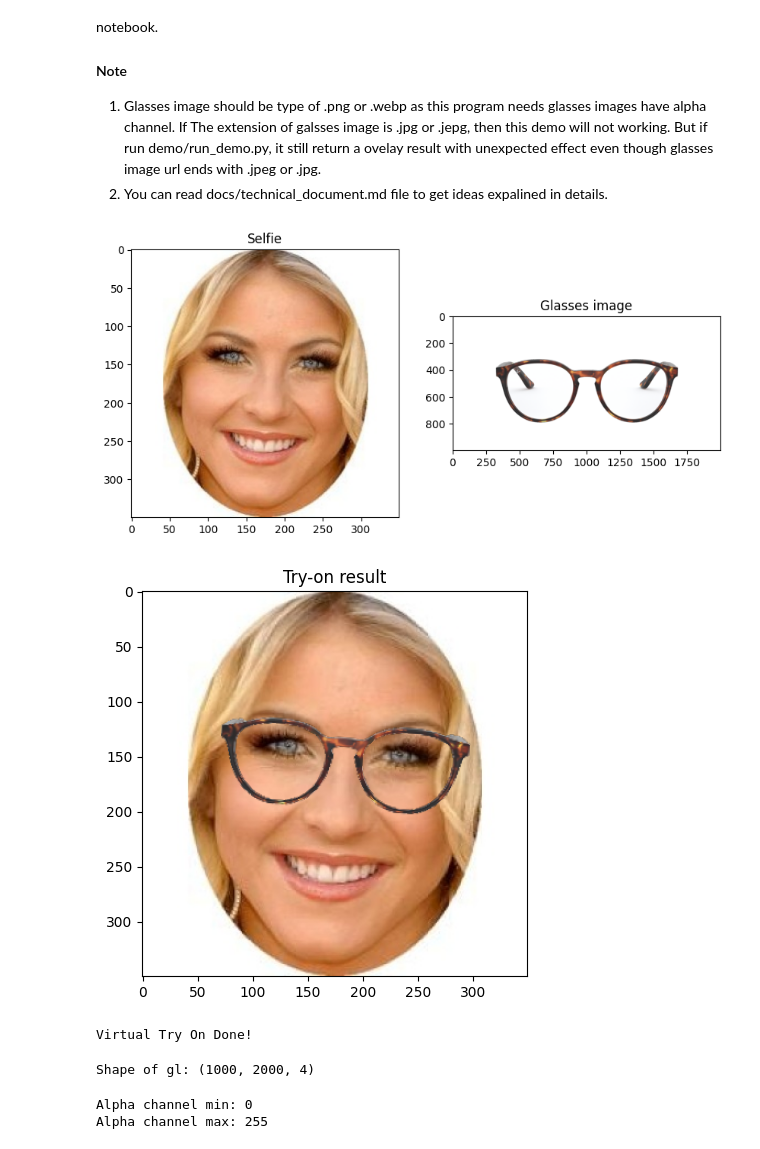
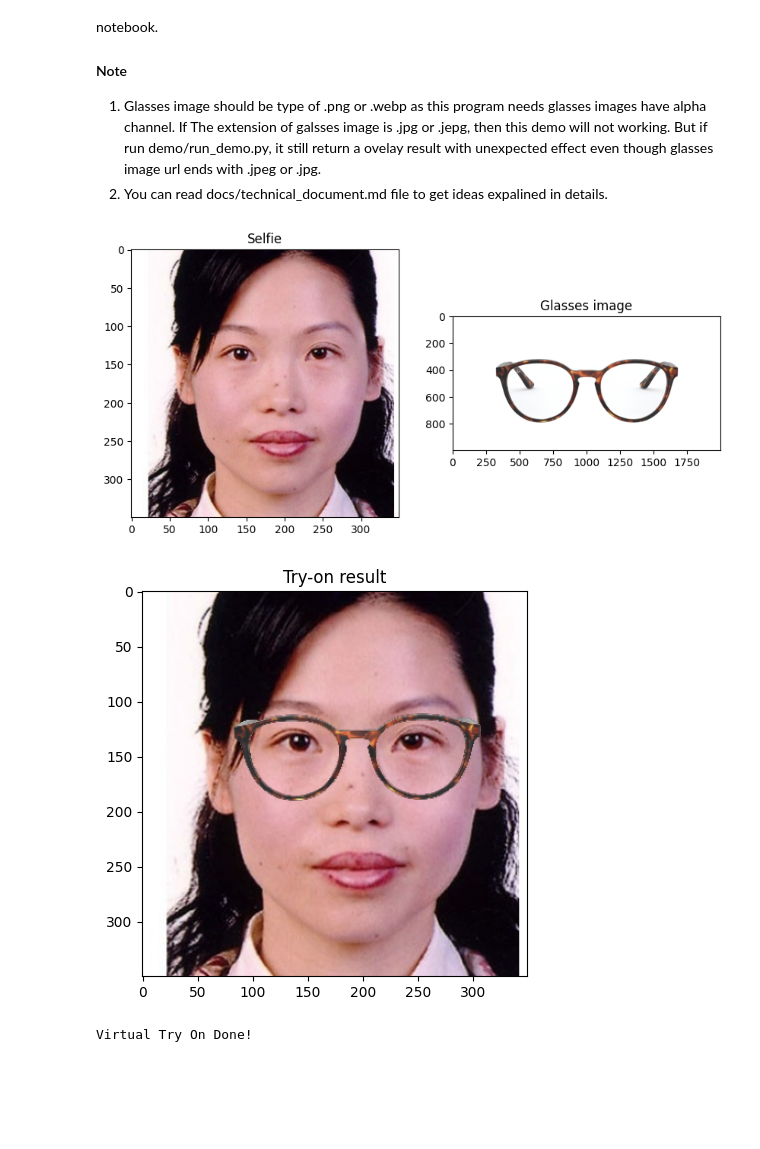
Before and after one commit to MissDinosaur/Generative-AI-Based-Virtual-Glasses-Try-On, a Jupyter notebook: demo/virtual_tryon_core.ipynb, the cells around one changed output. Cells and saved outputs as stored; diff of their text form; code cells hidden in the pictures; blank space fills up the shorter version.

```diff
--- a/demo/virtual_tryon_core.ipynb
+++ b/demo/virtual_tryon_core.ipynb
@@ -318,34 +318,34 @@ def main_tryon(selfie_path: str, glasses_url: str, gl_base_sacle_param: float =
     print("Virtual Try On Done!")
 
 
 # ---------- Demo here ----------
 # Get the glasses urls from given PostgreSQL table (column: main_image)
 glasses_urls = [
     "https://optiker-bode.de/sites/default/files/2022-10/0RX4378V__8172_000A.png",
     "https://optiker-bode.de/sites/default/files/2022-10/0RX6448__3086_000A.png",
     "https://optiker-bode.de/sites/default/files/2024-04/0RX6466__2904_000A.png",
     "https://optiker-bode.de/sites/default/files/2021-07/0RX1972V__2943_000A.png",
     "https://optiker-bode.de/sites/default/files/2021-07/0RX6536__3086_000A.png",
     "https://optiker-bode.de/sites/default/files/2021-08/0RX3582V__2946_000A.png",
     "https://optiker-bode.de/sites/default/files/2021-08/0RX5380__5947_000A.png"
     #,"https://optiker-bode.de/sites/default/files/2024-05/F_4549567221023_000.jpeg"
 ]
 
 # Replace these with your selfie paths
 selfie_paths = [
   "selfies/CM200.jpg",
   "selfies/CM246.jpg",
   "selfies/CF537.jpg",
   "selfies/CF252.jpg",
   "selfies/AF108.jpg",
   "selfies/AM421.jpg",
   "selfies/CF8.jpg"
 ]
 
-selfie = selfie_paths[2] # "../data/selfie/AF1161.jpg" #
+selfie = "../data/selfie/AF1161.jpg" # selfie_paths[2] #
 gl_url = glasses_urls[6] # "https://optiker-bode.de/sites/default/files/2022-04/F_883901130898_000.png"
 main_tryon(selfie, gl_url)
 # %% [output]
-[figure, old version]
+[figure, new version]
-[figure, old version]
+[figure, new version]
 Virtual Try On Done!
@@ -367,16 +351,0 @@ else:
-# %%
-    # Load glasses from URL directly
-    resp = urllib.request.urlopen(gl_url)
-    img_array = np.asarray(bytearray(resp.read()), dtype=np.uint8)
-    gl = cv2.imdecode(img_array, cv2.IMREAD_UNCHANGED)  # (H, W, 4)
-    print("Shape of gl:", gl.shape)
-# %% [output]
-Shape of gl: (1000, 2000, 4)
-# %%
-alpha = gl[:, :, 3]  # 提取 alpha 通道
-
-print("Alpha channel min:", alpha.min())
-print("Alpha channel max:", alpha.max())
-# %% [output]
-Alpha channel min: 0
-Alpha channel max: 255
```
Also changed, not shown: parts of 1 cell of this notebook, 1 other file.
